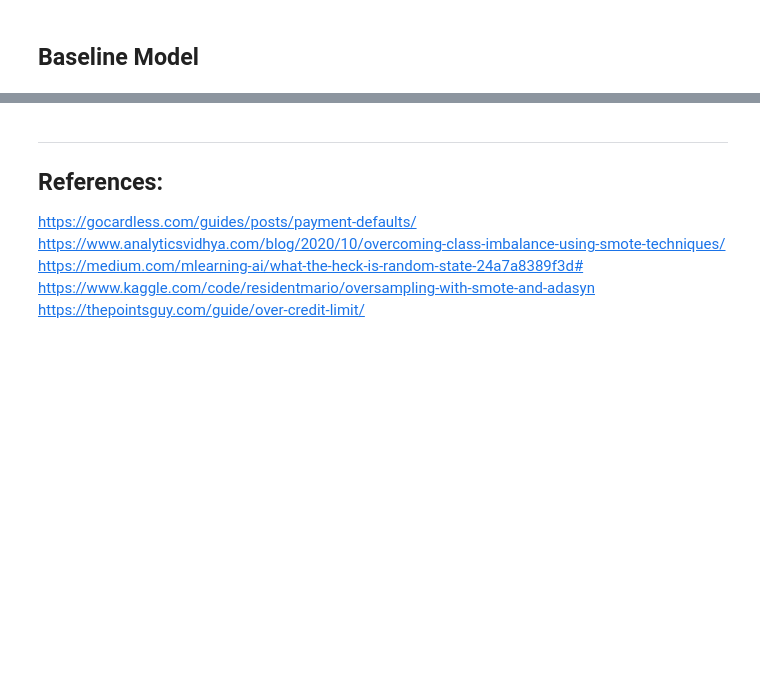
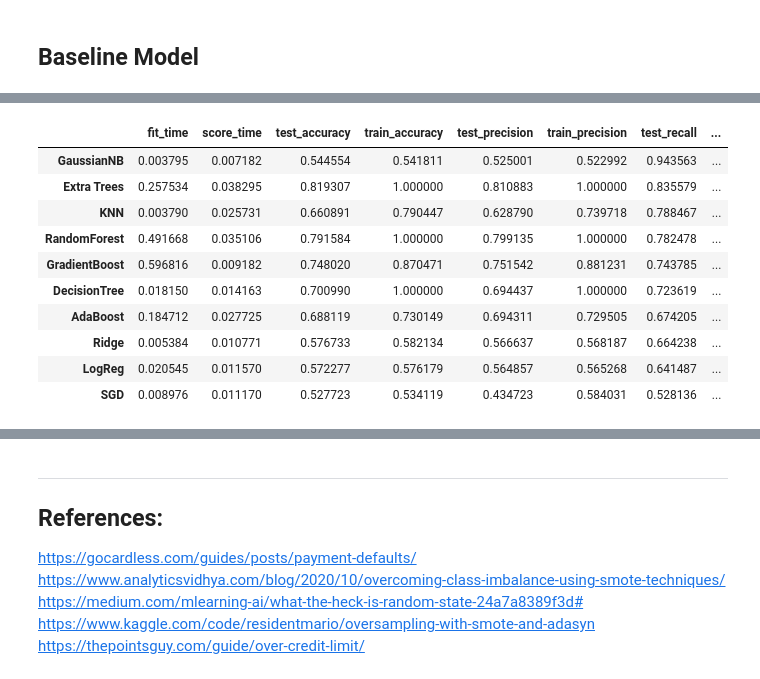
Before and after one commit to fwnriyx/poly, a Jupyter notebook: AI and Machine Learning/CA1/Classificiation/credits.ipynb, the cells around one changed output, grey strips where cells are left out. Cells and saved outputs as stored; diff of their text form; code cells hidden in the pictures; blank space fills up the shorter version.

```diff
--- a/AI and Machine Learning/CA1/Classificiation/credits.ipynb
+++ b/AI and Machine Learning/CA1/Classificiation/credits.ipynb
@@ -447,25 +463,48 @@ Baseline Accuracy Score :0.7875
 # %%
-scoring_metrics = ['accuracy','precision', 'recall', 'f1', 'roc_auc']
 cv = ShuffleSplit(n_splits=5, test_size=0.2, random_state=0)
 
 models = [
     ("KNN", KNeighborsClassifier()),
     ("LogReg", LogisticRegression()),
     ("DecisionTree", DecisionTreeClassifier()),
     ("RandomForest", RandomForestClassifier()),
     ("GradientBoost", GradientBoostingClassifier()),
     ('Ridge', RidgeClassifier()),
     ('SGD', SGDClassifier()),
     ('AdaBoost', AdaBoostClassifier()),
     ('GaussianNB', GaussianNB()),
     ('Extra Trees', ExtraTreesClassifier())
 ]
 
 scores = []
 
 for name, model in models:
     model.fit(X_train, y_train)
     cv_score = cross_validate(model, X_train, y_train, scoring=scoring_metrics , cv=cv, n_jobs=2, return_train_score=True)
-    scores.append(pd.Series(cv_score, name=name).apply(np.mean, axis=0))
-    temp_df = pd.DataFrame(scores)
-score_df = temp_df(X_train, y_train, models, scoring_metrics, cv)
+    score_df = pd.DataFrame(cv_score)
+    mean_scores = score_df.mean().rename(name)
+    scores.append(mean_scores)
+
+score_df = pd.concat(scores, axis=1).T
+
+# score_df
+
+score_df.sort_values(by=['test_recall', 'train_recall', 'test_f1', 'train_f1'], ascending=False).style.apply(
+    lambda x: ["background-color: green; color: white" if v else "" for v in x == x.max()]
+).apply(
+    lambda x: [
+        "background-color: red; color: white" if v else "" for v in x == x.min()
+    ]
+)
+# %% [output]
+|  | fit_time | score_time | test_accuracy | train_accuracy | test_precision | train_precision | test_recall | ... |
+| GaussianNB | 0.003795 | 0.007182 | 0.544554 | 0.541811 | 0.525001 | 0.522992 | 0.943563 | ... |
+| Extra Trees | 0.257534 | 0.038295 | 0.819307 | 1.000000 | 0.810883 | 1.000000 | 0.835579 | ... |
+| KNN | 0.003790 | 0.025731 | 0.660891 | 0.790447 | 0.628790 | 0.739718 | 0.788467 | ... |
+| RandomForest | 0.491668 | 0.035106 | 0.791584 | 1.000000 | 0.799135 | 1.000000 | 0.782478 | ... |
+| GradientBoost | 0.596816 | 0.009182 | 0.748020 | 0.870471 | 0.751542 | 0.881231 | 0.743785 | ... |
+| DecisionTree | 0.018150 | 0.014163 | 0.700990 | 1.000000 | 0.694437 | 1.000000 | 0.723619 | ... |
+| AdaBoost | 0.184712 | 0.027725 | 0.688119 | 0.730149 | 0.694311 | 0.729505 | 0.674205 | ... |
+| Ridge | 0.005384 | 0.010771 | 0.576733 | 0.582134 | 0.566637 | 0.568187 | 0.664238 | ... |
+| LogReg | 0.020545 | 0.011570 | 0.572277 | 0.576179 | 0.564857 | 0.565268 | 0.641487 | ... |
+| SGD | 0.008976 | 0.011170 | 0.527723 | 0.534119 | 0.434723 | 0.584031 | 0.528136 | ... |
```
Also changed, not shown: parts of 11 cells of this notebook, 1 other file.
